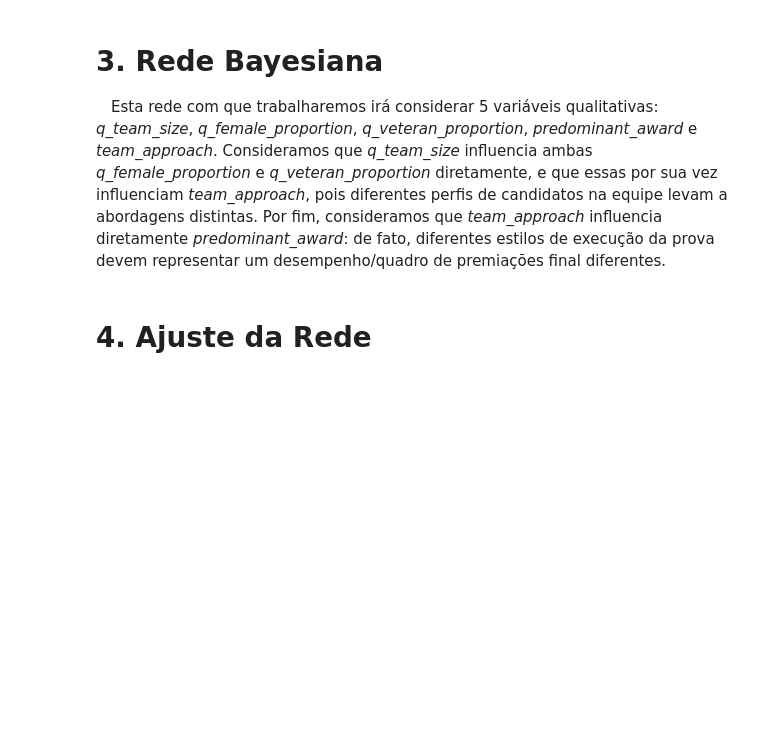
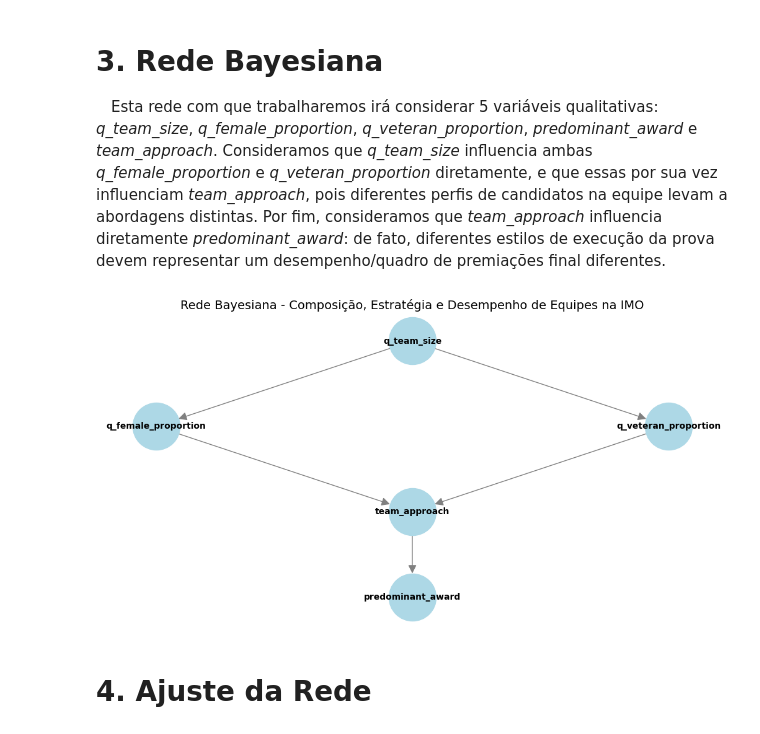
Before and after one commit to MatheusLuna37/IMO-analysis, a Jupyter notebook: teste04.ipynb, the cells around one changed output. Saved outputs shown, nothing was run; the diff lists cells and outputs as text; code cells hidden in the pictures; blank space fills up the shorter version.

Commit message:
Passo 4 realizado, modifiquei BayesianNetwork para DiscreteBayesianNetwork para funcionar na minha máquina.

```diff
--- a/teste04.ipynb
+++ b/teste04.ipynb
@@ -324,34 +325,36 @@ display(data[['q_female_proportion', 'q_veteran_proportion', 'q_team_size']].hea
 import networkx as nx
 import matplotlib.pyplot as plt
 
-model = BayesianNetwork(
+model = DiscreteBayesianNetwork(
     [
         ("q_team_size", "q_female_proportion"),
         ("q_team_size", "q_veteran_proportion"),
         ("q_female_proportion", "team_approach"),
         ("q_veteran_proportion", "team_approach"),
         ("team_approach", "predominant_award"),
     ]
 )
 
 G = nx.DiGraph()
 G.add_nodes_from(model.nodes())
 G.add_edges_from(model.edges())
 
 pos = {
     "q_team_size": (0,3),
     "q_female_proportion": (-2, 2),
     "q_veteran_proportion": (2, 2),
     "team_approach": (0, 1),
     "predominant_award": (0, 0)
 }
 
 plt.figure(figsize=(10,5))
 nx.draw(G, pos, with_labels=True, node_size=3000, node_color='lightblue',
         font_size=10, font_weight='bold', arrowsize=20, edge_color='gray')
 plt.title("Rede Bayesiana - Composição, Estratégia e Desempenho de Equipes na IMO", fontsize=14)
 plt.axis('off')
 plt.show()
+# %% [output]
+[figure, added]
 # %% [markdown]
 # 4. Ajuste da Rede
 # %%
```
Also changed, not shown: parts of 3 cells of this notebook, 1 other file.
